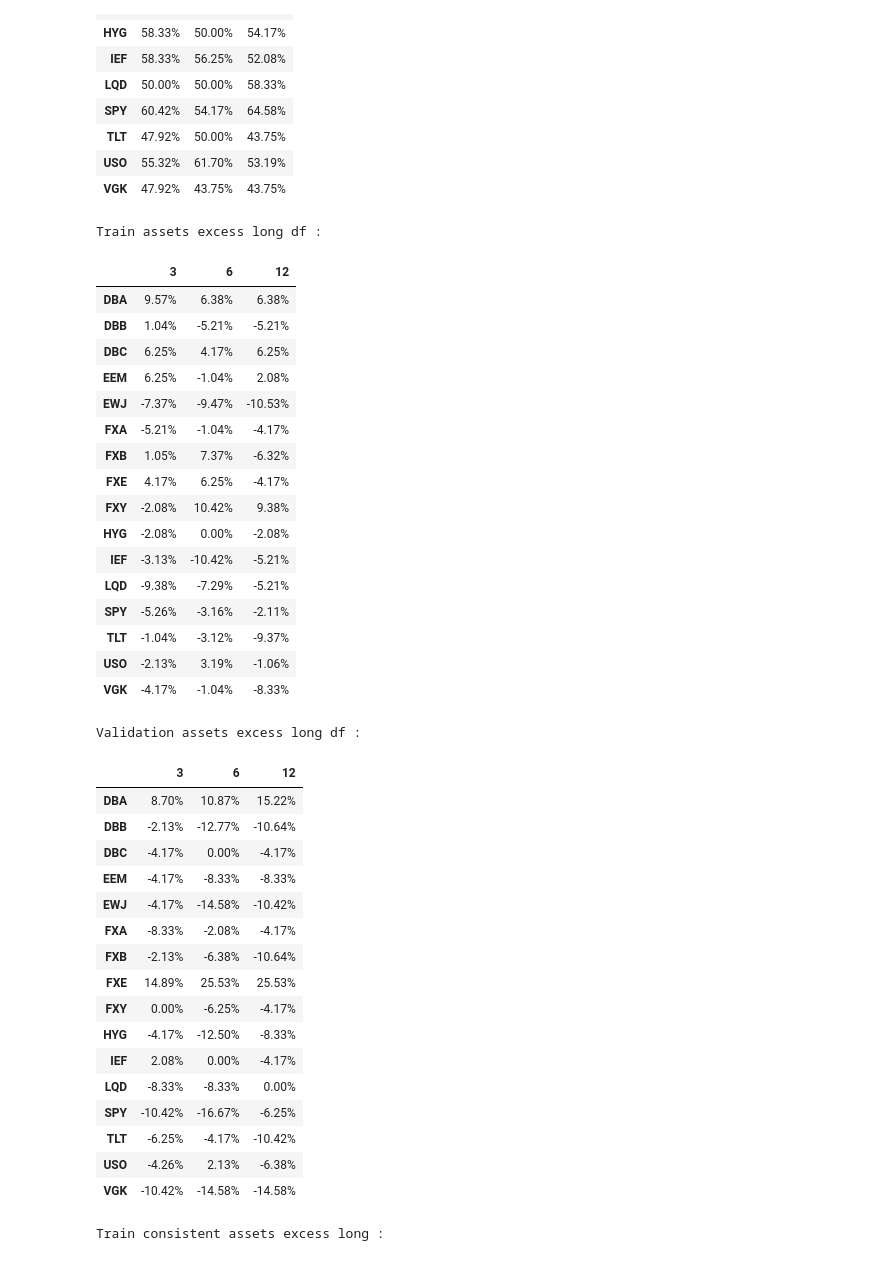
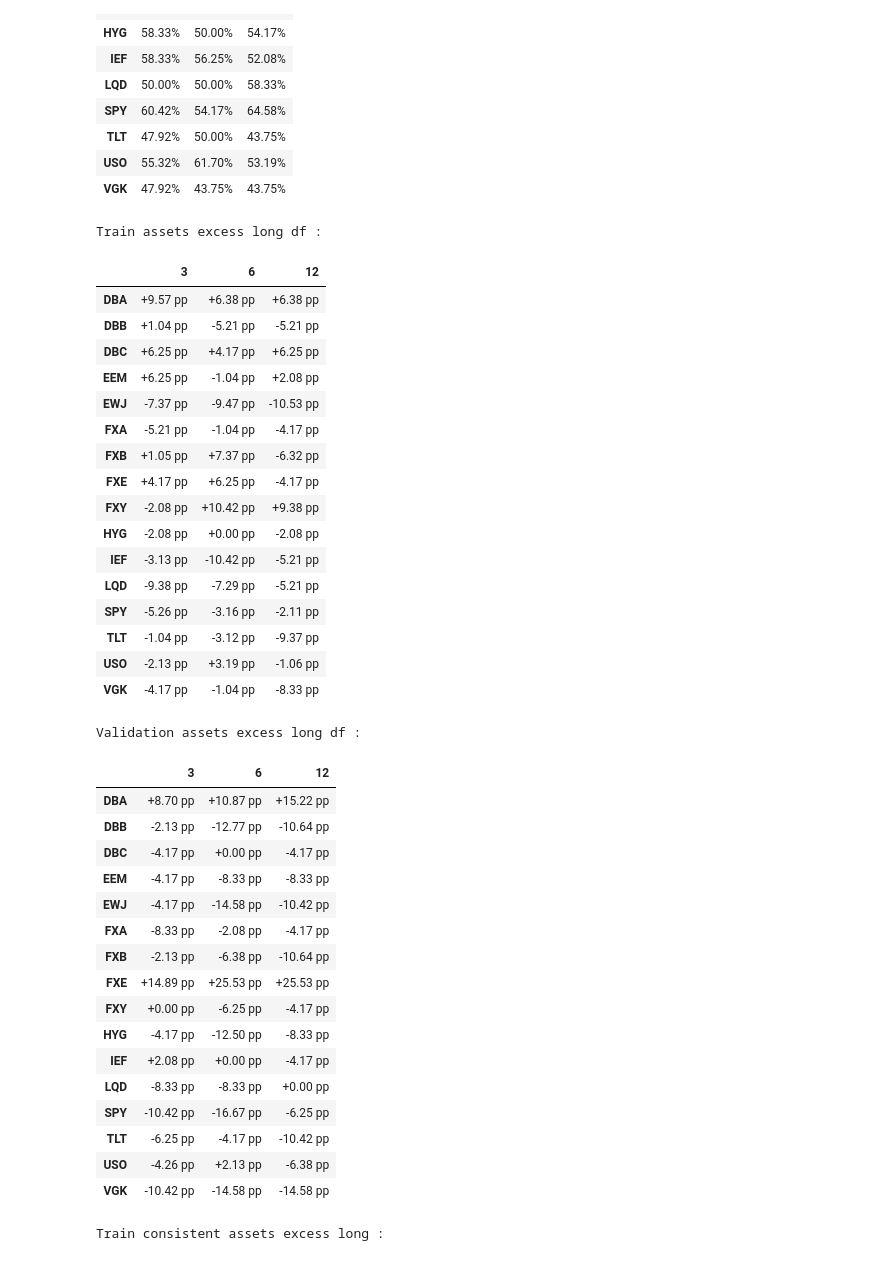
Before and after one commit to KenaelMartini/time-series-momentum-research, a Jupyter notebook: notebooks/3C_03_cross_asset_lookback_robustness.ipynb, the cells around one changed output. Drawn from its saved outputs; the diff is of its cells as text; code cells hidden in the pictures.

```diff
--- a/notebooks/3C_03_cross_asset_lookback_robustness.ipynb
+++ b/notebooks/3C_03_cross_asset_lookback_robustness.ipynb
@@ -1090,69 +1094,69 @@ for asset in train_asset_metrics_by_lookback[12]:
 
     for lookback in (3, 6, 12):
         train_assets_excess_long[asset][lookback] = train_asset_metrics_by_lookback[lookback][asset]["excess_accuracy_long"]
 
 # display(train_assets_excess_long)
 
 validation_assets_excess_long = {}
 
 for asset in validation_asset_metrics_by_lookback[12]:
     validation_assets_excess_long[asset] = {}
 
     for lookback in (3, 6, 12):
         validation_assets_excess_long[asset][lookback] = validation_asset_metrics_by_lookback[lookback][asset]["excess_accuracy_long"]
 
 # display(validation_assets_excess_long)
 
 train_assets_excess_long_df = pd.DataFrame.from_dict(train_assets_excess_long, orient="index")
-train_assets_excess_long_df_formatted = train_assets_excess_long_df.style.format("{:.2%}")
+train_assets_excess_long_df_formatted = train_assets_excess_long_df.style.format(lambda value: f"{value * 100:+.2f} pp")
 
 validation_assets_excess_long_df = pd.DataFrame.from_dict(validation_assets_excess_long, orient="index")
-validation_assets_excess_long_df_formatted = validation_assets_excess_long_df.style.format("{:.2%}")
+validation_assets_excess_long_df_formatted = validation_assets_excess_long_df.style.format(lambda value: f"{value * 100:+.2f} pp")
 
 print("Train assets excess long df :")
 display(train_assets_excess_long_df_formatted)
 
 print("")
 
 print("Validation assets excess long df :")
 display(validation_assets_excess_long_df_formatted)
 # %% [output]
 Train assets excess long df :
 |  | 3 | 6 | 12 |
-| DBA | 9.57% | 6.38% | 6.38% |
-| DBB | 1.04% | -5.21% | -5.21% |
-| DBC | 6.25% | 4.17% | 6.25% |
-| EEM | 6.25% | -1.04% | 2.08% |
-| EWJ | -7.37% | -9.47% | -10.53% |
-| FXA | -5.21% | -1.04% | -4.17% |
-| FXB | 1.05% | 7.37% | -6.32% |
-| FXE | 4.17% | 6.25% | -4.17% |
-| FXY | -2.08% | 10.42% | 9.38% |
-| HYG | -2.08% | 0.00% | -2.08% |
-| IEF | -3.13% | -10.42% | -5.21% |
-| LQD | -9.38% | -7.29% | -5.21% |
-| SPY | -5.26% | -3.16% | -2.11% |
-| TLT | -1.04% | -3.12% | -9.37% |
-| USO | -2.13% | 3.19% | -1.06% |
-| VGK | -4.17% | -1.04% | -8.33% |
+| DBA | +9.57 pp | +6.38 pp | +6.38 pp |
+| DBB | +1.04 pp | -5.21 pp | -5.21 pp |
+| DBC | +6.25 pp | +4.17 pp | +6.25 pp |
+| EEM | +6.25 pp | -1.04 pp | +2.08 pp |
+| EWJ | -7.37 pp | -9.47 pp | -10.53 pp |
+| FXA | -5.21 pp | -1.04 pp | -4.17 pp |
+| FXB | +1.05 pp | +7.37 pp | -6.32 pp |
+| FXE | +4.17 pp | +6.25 pp | -4.17 pp |
+| FXY | -2.08 pp | +10.42 pp | +9.38 pp |
+| HYG | -2.08 pp | +0.00 pp | -2.08 pp |
+| IEF | -3.13 pp | -10.42 pp | -5.21 pp |
+| LQD | -9.38 pp | -7.29 pp | -5.21 pp |
+| SPY | -5.26 pp | -3.16 pp | -2.11 pp |
+| TLT | -1.04 pp | -3.12 pp | -9.37 pp |
+| USO | -2.13 pp | +3.19 pp | -1.06 pp |
+| VGK | -4.17 pp | -1.04 pp | -8.33 pp |
 Validation assets excess long df :
 |  | 3 | 6 | 12 |
-| DBA | 8.70% | 10.87% | 15.22% |
-| DBB | -2.13% | -12.77% | -10.64% |
-| DBC | -4.17% | 0.00% | -4.17% |
-| EEM | -4.17% | -8.33% | -8.33% |
-| EWJ | -4.17% | -14.58% | -10.42% |
-| FXA | -8.33% | -2.08% | -4.17% |
-| FXB | -2.13% | -6.38% | -10.64% |
-| FXE | 14.89% | 25.53% | 25.53% |
-| FXY | 0.00% | -6.25% | -4.17% |
-| HYG | -4.17% | -12.50% | -8.33% |
-| IEF | 2.08% | 0.00% | -4.17% |
-| LQD | -8.33% | -8.33% | 0.00% |
-| SPY | -10.42% | -16.67% | -6.25% |
-| TLT | -6.25% | -4.17% | -10.42% |
-| USO | -4.26% | 2.13% | -6.38% |
-| VGK | -10.42% | -14.58% | -14.58% |
+| DBA | +8.70 pp | +10.87 pp | +15.22 pp |
+| DBB | -2.13 pp | -12.77 pp | -10.64 pp |
+| DBC | -4.17 pp | +0.00 pp | -4.17 pp |
+| EEM | -4.17 pp | -8.33 pp | -8.33 pp |
+| EWJ | -4.17 pp | -14.58 pp | -10.42 pp |
+| FXA | -8.33 pp | -2.08 pp | -4.17 pp |
+| FXB | -2.13 pp | -6.38 pp | -10.64 pp |
+| FXE | +14.89 pp | +25.53 pp | +25.53 pp |
+| FXY | +0.00 pp | -6.25 pp | -4.17 pp |
+| HYG | -4.17 pp | -12.50 pp | -8.33 pp |
+| IEF | +2.08 pp | +0.00 pp | -4.17 pp |
+| LQD | -8.33 pp | -8.33 pp | +0.00 pp |
+| SPY | -10.42 pp | -16.67 pp | -6.25 pp |
+| TLT | -6.25 pp | -4.17 pp | -10.42 pp |
+| USO | -4.26 pp | +2.13 pp | -6.38 pp |
+| VGK | -10.42 pp | -14.58 pp | -14.58 pp |
 # %%
 train_assets_excess_long_consistent = train_assets_excess_long_df.gt(0).all(axis=1)
 print("Train consistent assets excess long :")
```
Also changed, not shown: parts of 8 cells of this notebook, 2 other files.
